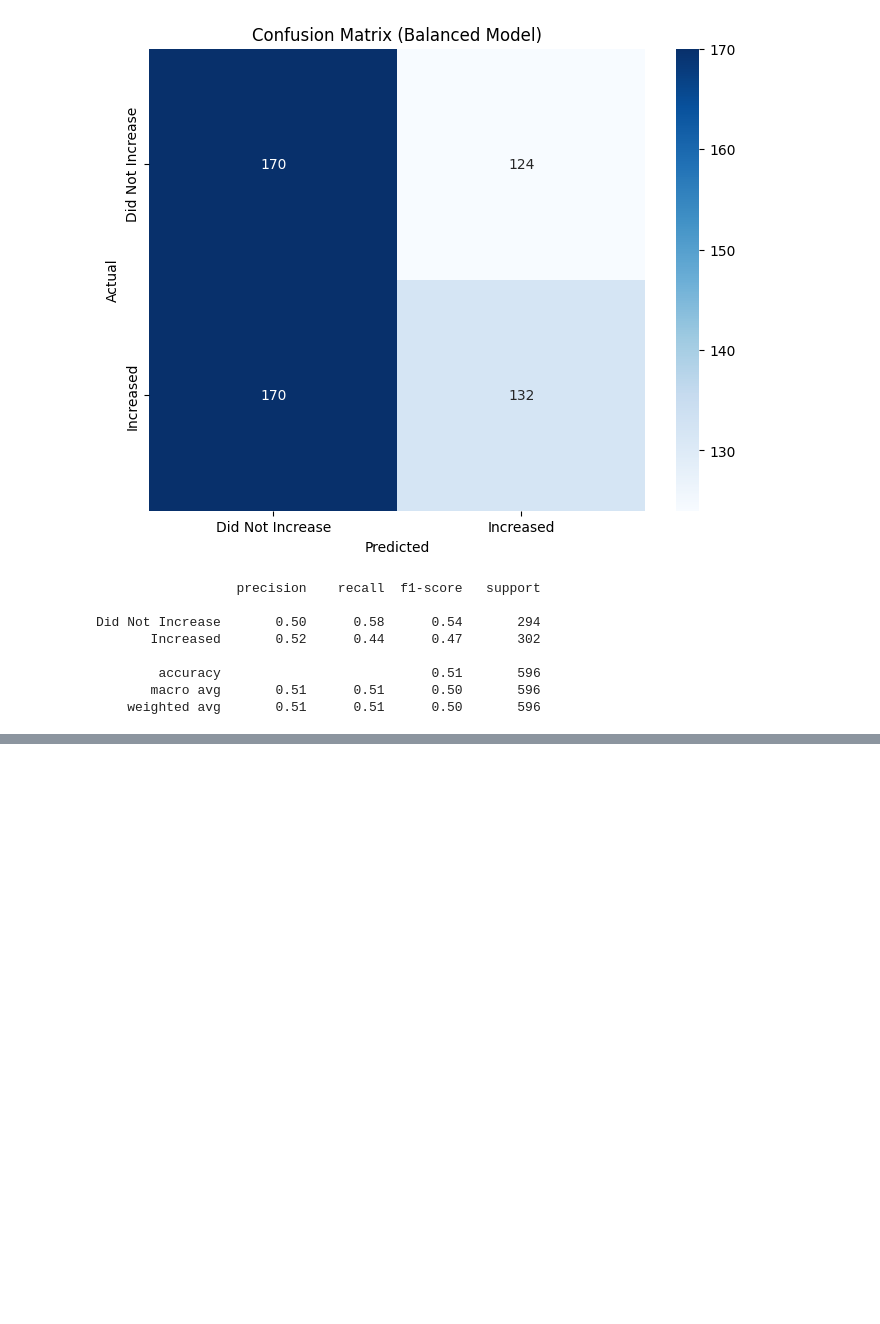
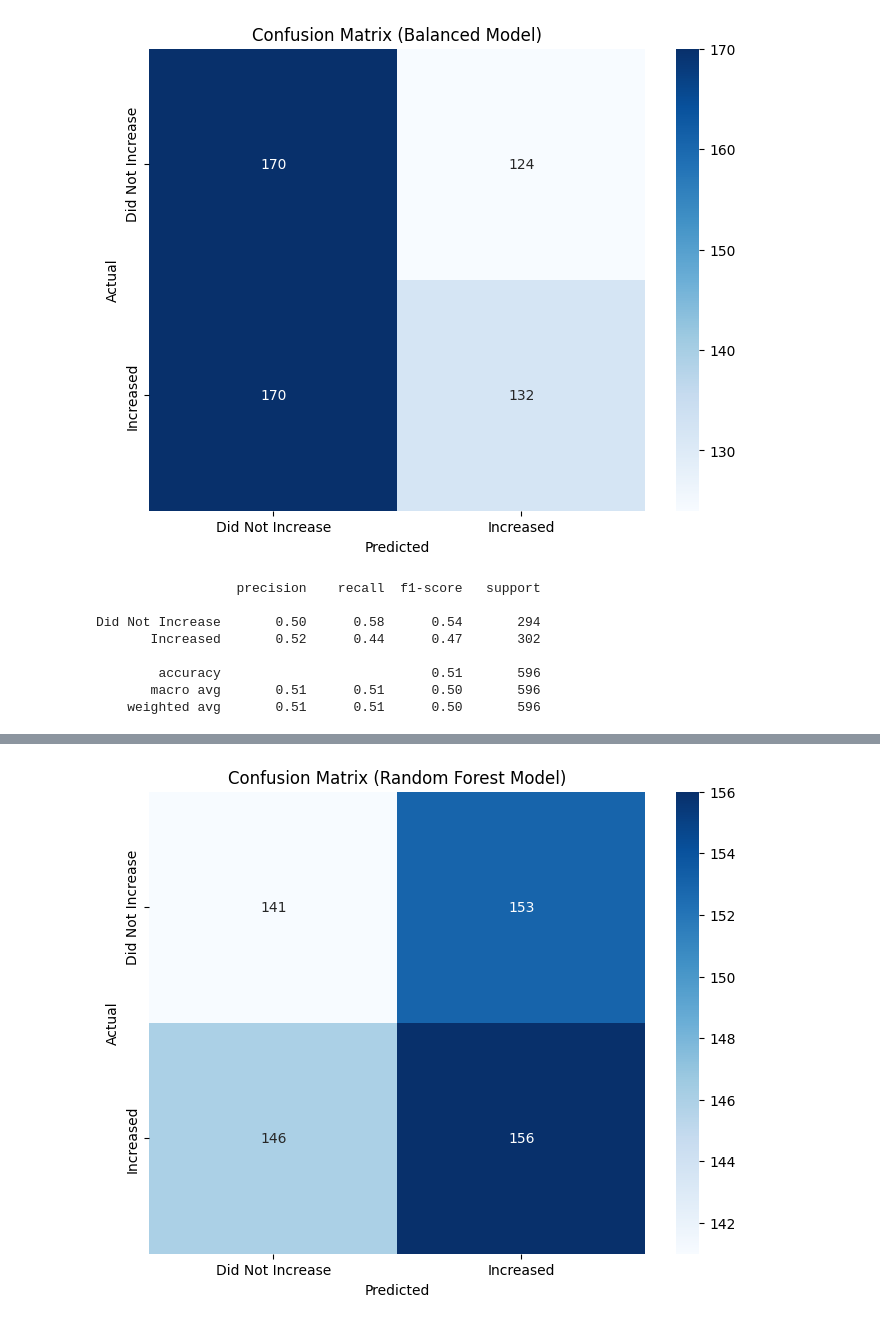
Before and after one commit to JaniduR1/Crypto-Trend-Analysis, a Jupyter notebook: cryptoEDA.ipynb, the cells around one changed output, grey strips where cells are left out. Cells and saved outputs as stored; diff of their text form; code cells hidden in the pictures; blank space fills up the shorter version.

Commit message:
Added Random Forest models, tuning loop, best model selection, final evaluation, visuals, and README update

```diff
--- a/cryptoEDA.ipynb
+++ b/cryptoEDA.ipynb
@@ -332,3 +332,16 @@ Did Not Increase       0.50      0.58      0.54       294
         accuracy                           0.51       596
        macro avg       0.51      0.51      0.50       596
     weighted avg       0.51      0.51      0.50       596
+# %%
+from sklearn.ensemble import RandomForestClassifier
+from sklearn.metrics import classification_report, accuracy_score
+
+rf_model = RandomForestClassifier(random_state=69) # Create a Random Forest model with a fixed random state for reproducibility
+
+rf_model.fit(x_train_balanced, y_train_balanced) # Train the model on the balanced training data
+
+y_pred_rf = rf_model.predict(x_test) # Make predictions on the test set
+
+print("Random Forest Accuracy (Balanced):", accuracy_score(y_test, y_pred_rf)) # Print the accuracy of the model
+print("\n Random Forest Classification Report (Balanced):\n")
+print(classification_report(y_test, y_pred_rf, target_names=['Did Not Increase', 'Increased'])) # Print the classification report
@@ -334,0 +361,18 @@ Did Not Increase       0.50      0.58      0.54       294
+# %%
+from sklearn.metrics import confusion_matrix
+import seaborn as sns
+import matplotlib.pyplot as plt
+
+# Confusion Matrix for Random Forest Model
+cm_rf = confusion_matrix(y_test, y_pred_rf)
+plt.figure(figsize=(8, 6))
+sns.heatmap(cm_rf, annot=True, fmt='d', cmap='Blues',
+            xticklabels=['Did Not Increase', 'Increased'],
+            yticklabels=['Did Not Increase', 'Increased'])
+plt.xlabel('Predicted')
+plt.ylabel('Actual')
+plt.title('Confusion Matrix (Random Forest Model)')
+plt.savefig('images/confusion_matrix_rf.png')
+plt.show()
+# %% [output]
+[figure, added]
```
Also changed, not shown: parts of 11 cells of this notebook, 7 other files.
